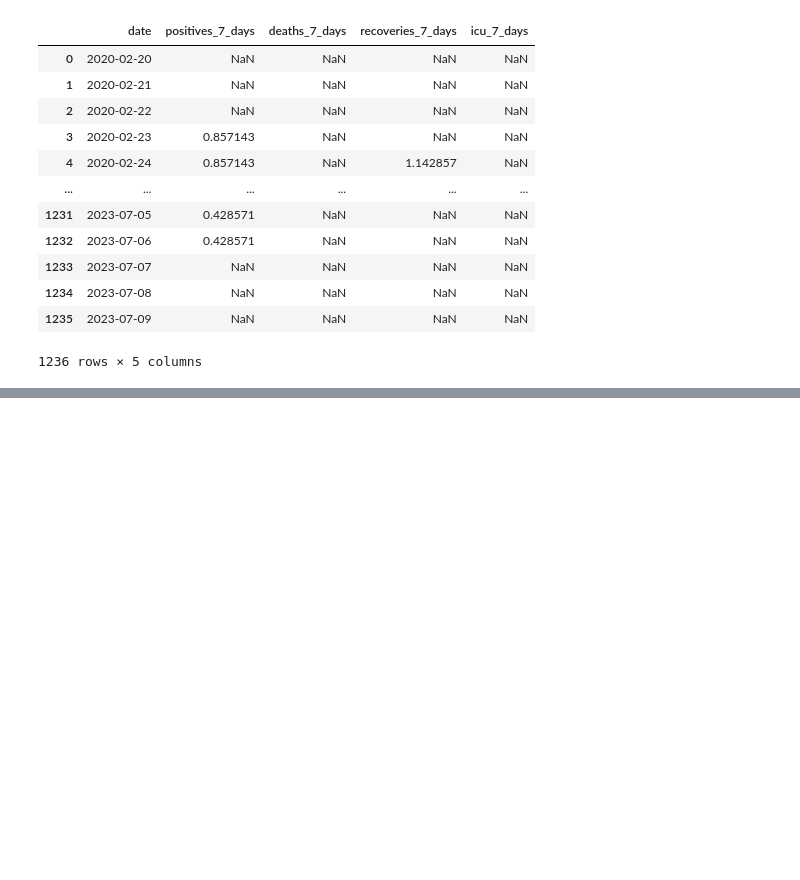
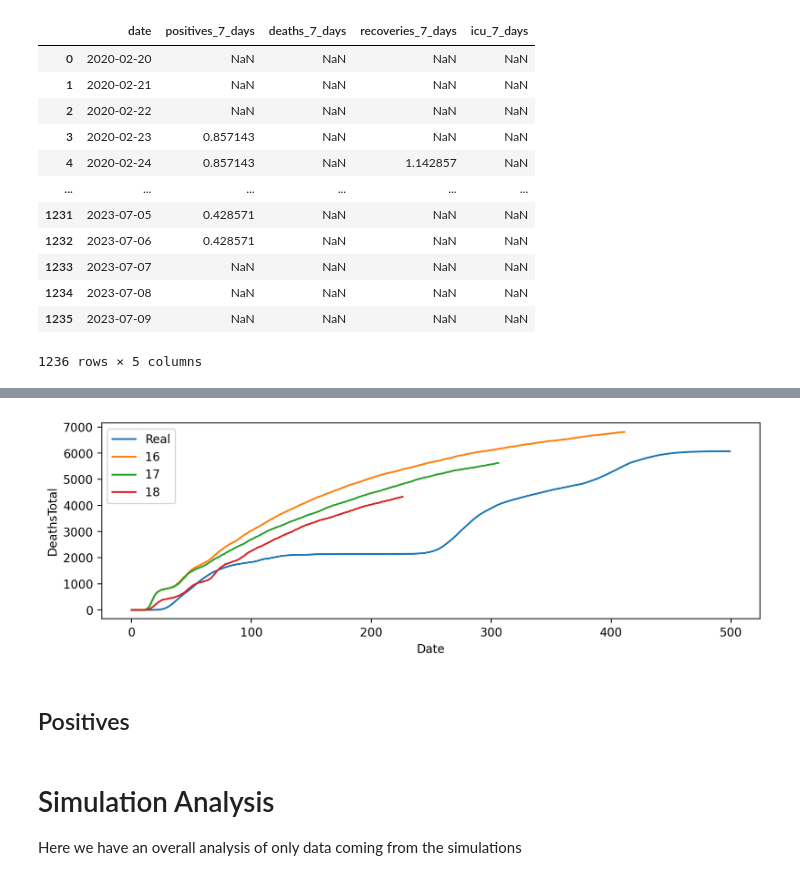
Before and after one commit to CGVGroup/abm-data-analysis, a Jupyter notebook: notebooks/abm-covid.ipynb, the cells around one changed output, grey strips where cells are left out. Drawn from its saved outputs; the diff is of its cells as text; code cells hidden in the pictures; blank space fills up the shorter version.

```diff
--- a/notebooks/abm-covid.ipynb
+++ b/notebooks/abm-covid.ipynb
@@ -64,0 +227,9 @@ turin_real
+# %%
+plot_compare_real_sims(turin_data, sims_data, 'DeathsTotal', simulations_to_compare  ,start_date, end_date)
+# %% [output]
+[figure, added]
+# %% [markdown]
+## Positives
+# %% [markdown]
+# Simulation Analysis
+Here we have an overall analysis of only data coming from the simulations
```
Also changed, not shown: parts of 17 cells of this notebook, 5 other files.
